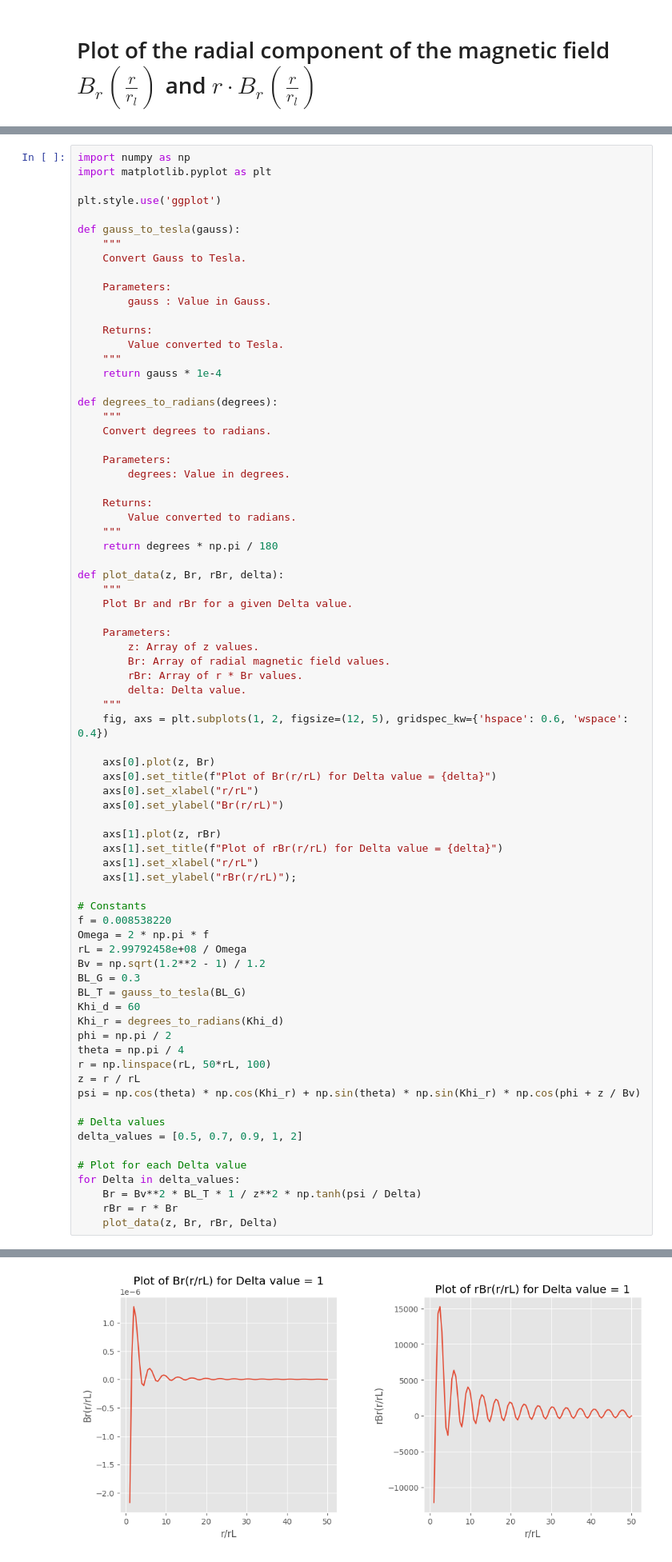
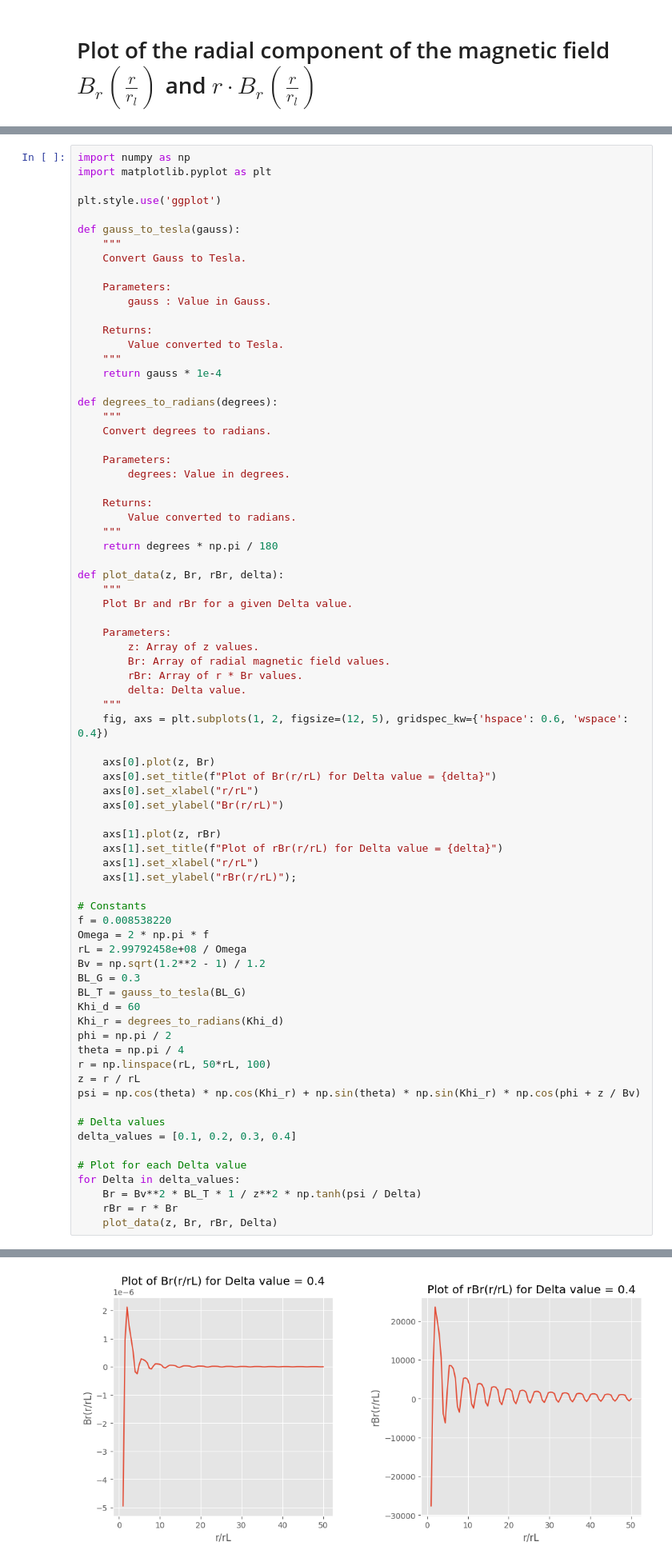
Before and after one commit to f0anits1o/Master_Thesis_Defense, a Jupyter notebook: plotBrAndrBr.ipynb, the cells around one changed output, grey strips where cells are left out. Shown at 80% size. Saved outputs shown, nothing was run; the diff lists cells and outputs as text.

Commit message:
delta values = [0.1, 0.2, 0.3, 0.4]

```diff
--- a/plotBrAndrBr.ipynb
+++ b/plotBrAndrBr.ipynb
@@ -112,7 +112,7 @@ z = r / rL
 psi = np.cos(theta) * np.cos(Khi_r) + np.sin(theta) * np.sin(Khi_r) * np.cos(phi + z / Bv)
 
 # Delta values
-delta_values = [0.5, 0.7, 0.9, 1, 2]
+delta_values = [0.1, 0.2, 0.3, 0.4]
 
 # Plot for each Delta value
 for Delta in delta_values:
@@ -126 +126 @@ for Delta in delta_values:
-[figure, old version]
+[figure, new version]
```
Also changed, not shown: parts of 1 cell of this notebook.
